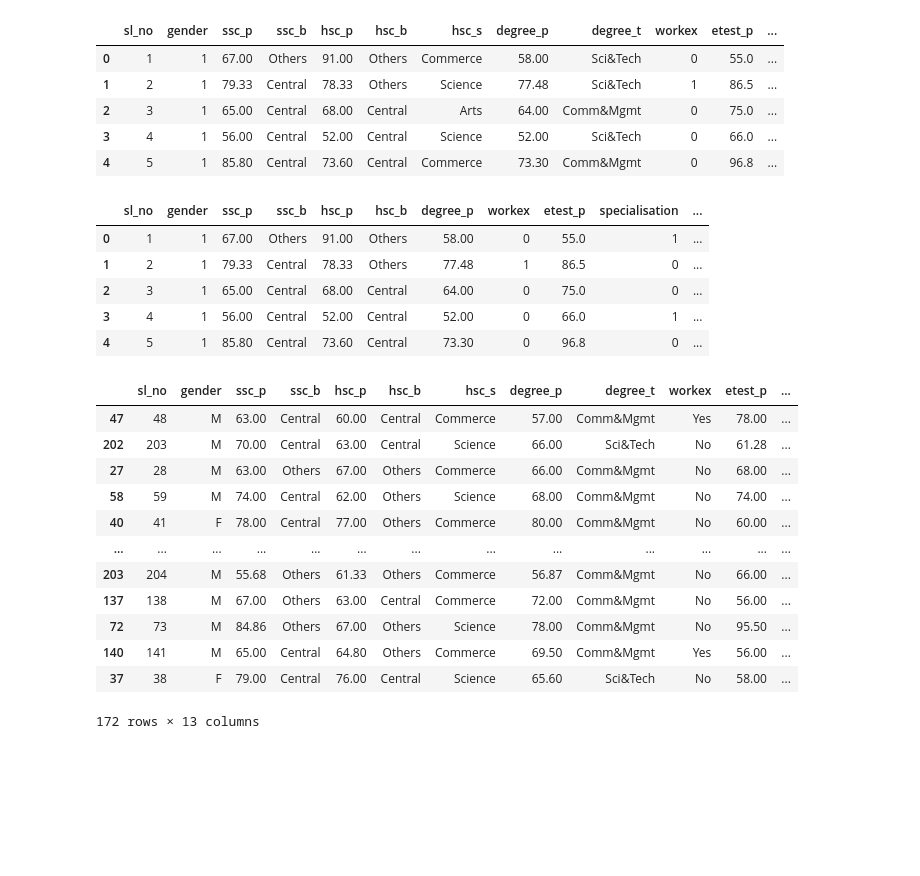
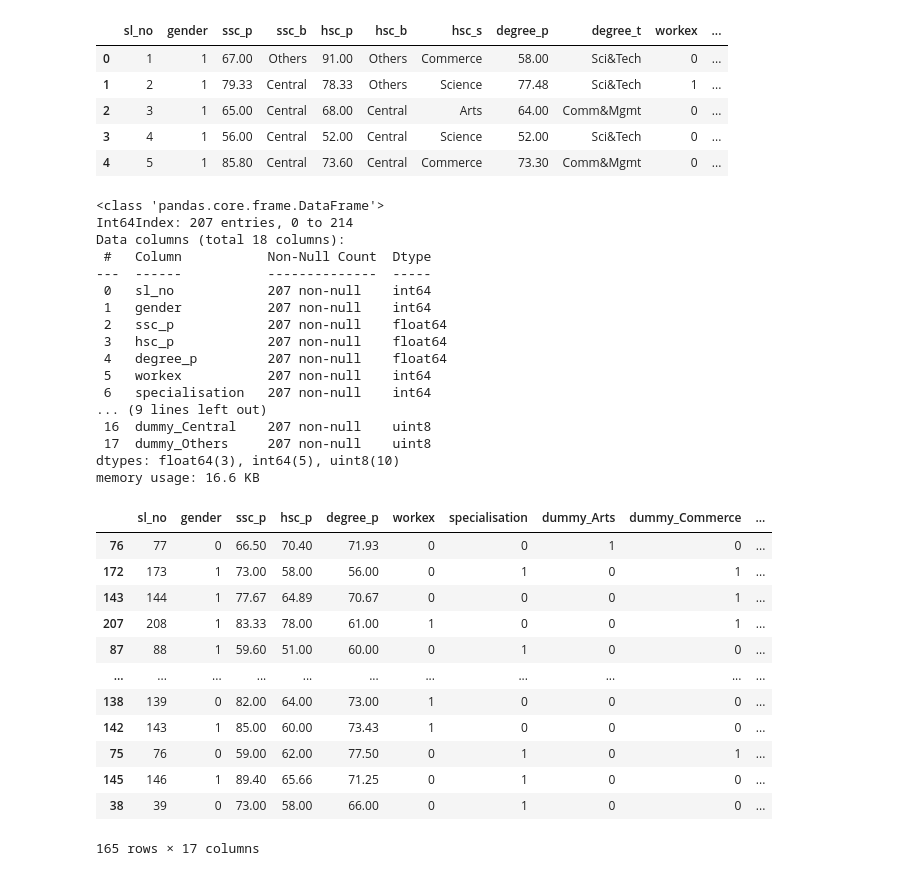
Before and after one commit to Arya-A-Nair/PlacementPredictor, a Jupyter notebook: script.ipynb, the cells around one changed output. Cells and saved outputs as stored; diff of their text form; code cells hidden in the pictures; blank space fills up the shorter version.

Commit message:
feat:Placement model using RandomForest

```diff
--- a/script.ipynb
+++ b/script.ipynb
@@ -4,4 +4,4 @@ import matplotlib.pyplot as plt
 import seaborn as sns
 # %%
 df=pd.read_csv("data.csv")
-df
+df=df.drop(["etest_p","mba_p"],axis=1)
@@ -51,47 +28,61 @@ for col in object_cols:
     placement_filtered[col] = label_encoder.fit_transform(placement_filtered[col])
 placement_filtered.head()
 # %% [output]
-|  | sl_no | gender | ssc_p | ssc_b | hsc_p | hsc_b | hsc_s | degree_p | degree_t | workex | etest_p | ... |
-| 0 | 1 | 1 | 67.00 | Others | 91.00 | Others | Commerce | 58.00 | Sci&Tech | 0 | 55.0 | ... |
-| 1 | 2 | 1 | 79.33 | Central | 78.33 | Others | Science | 77.48 | Sci&Tech | 1 | 86.5 | ... |
-| 2 | 3 | 1 | 65.00 | Central | 68.00 | Central | Arts | 64.00 | Comm&Mgmt | 0 | 75.0 | ... |
-| 3 | 4 | 1 | 56.00 | Central | 52.00 | Central | Science | 52.00 | Sci&Tech | 0 | 66.0 | ... |
-| 4 | 5 | 1 | 85.80 | Central | 73.60 | Central | Commerce | 73.30 | Comm&Mgmt | 0 | 96.8 | ... |
+|  | sl_no | gender | ssc_p | ssc_b | hsc_p | hsc_b | hsc_s | degree_p | degree_t | workex | ... |
+| 0 | 1 | 1 | 67.00 | Others | 91.00 | Others | Commerce | 58.00 | Sci&Tech | 0 | ... |
+| 1 | 2 | 1 | 79.33 | Central | 78.33 | Others | Science | 77.48 | Sci&Tech | 1 | ... |
+| 2 | 3 | 1 | 65.00 | Central | 68.00 | Central | Arts | 64.00 | Comm&Mgmt | 0 | ... |
+| 3 | 4 | 1 | 56.00 | Central | 52.00 | Central | Science | 52.00 | Sci&Tech | 0 | ... |
+| 4 | 5 | 1 | 85.80 | Central | 73.60 | Central | Commerce | 73.30 | Comm&Mgmt | 0 | ... |
 # %%
+dummy_hsc_b=pd.get_dummies(placement_filtered['hsc_b'], prefix='dummy')
+dummy_ssc_b=pd.get_dummies(placement_filtered['ssc_b'], prefix='dummy')
 dummy_hsc_s=pd.get_dummies(placement_filtered['hsc_s'], prefix='dummy')
 dummy_degree_t=pd.get_dummies(placement_filtered['degree_t'], prefix='dummy')
-placement_coded = pd.concat([placement_filtered,dummy_hsc_s,dummy_degree_t],axis=1)
-placement_coded.drop(['hsc_s','degree_t','salary'],axis=1, inplace=True)
+placement_coded = pd.concat([placement_filtered,dummy_hsc_s,dummy_degree_t,dummy_hsc_b,dummy_ssc_b],axis=1)
+placement_coded.drop(['hsc_b','degree_t','salary','ssc_b','hsc_s'],axis=1, inplace=True)
 placement_coded.head()
+placement_coded.info()
 # %% [output]
-|  | sl_no | gender | ssc_p | ssc_b | hsc_p | hsc_b | degree_p | workex | etest_p | specialisation | ... |
-| 0 | 1 | 1 | 67.00 | Others | 91.00 | Others | 58.00 | 0 | 55.0 | 1 | ... |
-| 1 | 2 | 1 | 79.33 | Central | 78.33 | Others | 77.48 | 1 | 86.5 | 0 | ... |
-| 2 | 3 | 1 | 65.00 | Central | 68.00 | Central | 64.00 | 0 | 75.0 | 0 | ... |
-| 3 | 4 | 1 | 56.00 | Central | 52.00 | Central | 52.00 | 0 | 66.0 | 1 | ... |
-| 4 | 5 | 1 | 85.80 | Central | 73.60 | Central | 73.30 | 0 | 96.8 | 0 | ... |
+<class 'pandas.core.frame.DataFrame'>
+Int64Index: 207 entries, 0 to 214
+Data columns (total 18 columns):
+ #   Column           Non-Null Count  Dtype
+---  ------           --------------  -----
+ 0   sl_no            207 non-null    int64
+ 1   gender           207 non-null    int64
+ 2   ssc_p            207 non-null    float64
+ 3   hsc_p            207 non-null    float64
+ 4   degree_p         207 non-null    float64
+ 5   workex           207 non-null    int64
+ 6   specialisation   207 non-null    int64
+... (9 lines left out)
+ 16  dummy_Central    207 non-null    uint8
+ 17  dummy_Others     207 non-null    uint8
+dtypes: float64(3), int64(5), uint8(10)
+memory usage: 16.6 KB
 # %%
-from sklearn.linear_model import LogisticRegression
+from sklearn.ensemble import RandomForestClassifier
 from sklearn.model_selection import train_test_split
 from sklearn import metrics
 
 
-X=df.drop(['status'],axis=1)
-X=X.drop(['salary'],axis=1)
-y=df['status']
+X=placement_coded.drop(['status'],axis=1)
+y=placement_coded['status']
 
 X_train,X_test,y_train,y_test=train_test_split(X,y,train_size=0.8,random_state=1)
+X_train
 # %% [output]
-|  | sl_no | gender | ssc_p | ssc_b | hsc_p | hsc_b | hsc_s | degree_p | degree_t | workex | etest_p | ... |
-| 47 | 48 | M | 63.00 | Central | 60.00 | Central | Commerce | 57.00 | Comm&Mgmt | Yes | 78.00 | ... |
-| 202 | 203 | M | 70.00 | Central | 63.00 | Central | Science | 66.00 | Sci&Tech | No | 61.28 | ... |
-| 27 | 28 | M | 63.00 | Others | 67.00 | Others | Commerce | 66.00 | Comm&Mgmt | No | 68.00 | ... |
-| 58 | 59 | M | 74.00 | Central | 62.00 | Others | Science | 68.00 | Comm&Mgmt | No | 74.00 | ... |
-| 40 | 41 | F | 78.00 | Central | 77.00 | Others | Commerce | 80.00 | Comm&Mgmt | No | 60.00 | ... |
-| ... | ... | ... | ... | ... | ... | ... | ... | ... | ... | ... | ... | ... |
-| 203 | 204 | M | 55.68 | Others | 61.33 | Others | Commerce | 56.87 | Comm&Mgmt | No | 66.00 | ... |
-| 137 | 138 | M | 67.00 | Others | 63.00 | Central | Commerce | 72.00 | Comm&Mgmt | No | 56.00 | ... |
-| 72 | 73 | M | 84.86 | Others | 67.00 | Others | Science | 78.00 | Comm&Mgmt | No | 95.50 | ... |
-| 140 | 141 | M | 65.00 | Central | 64.80 | Others | Commerce | 69.50 | Comm&Mgmt | Yes | 56.00 | ... |
-| 37 | 38 | F | 79.00 | Central | 76.00 | Central | Science | 65.60 | Sci&Tech | No | 58.00 | ... |
+|  | sl_no | gender | ssc_p | hsc_p | degree_p | workex | specialisation | dummy_Arts | dummy_Commerce | ... |
+| 76 | 77 | 0 | 66.50 | 70.40 | 71.93 | 0 | 0 | 1 | 0 | ... |
+| 172 | 173 | 1 | 73.00 | 58.00 | 56.00 | 0 | 1 | 0 | 1 | ... |
+| 143 | 144 | 1 | 77.67 | 64.89 | 70.67 | 0 | 0 | 0 | 1 | ... |
+| 207 | 208 | 1 | 83.33 | 78.00 | 61.00 | 1 | 0 | 0 | 1 | ... |
+| 87 | 88 | 1 | 59.60 | 51.00 | 60.00 | 0 | 1 | 0 | 0 | ... |
+| ... | ... | ... | ... | ... | ... | ... | ... | ... | ... | ... |
+| 138 | 139 | 0 | 82.00 | 64.00 | 73.00 | 1 | 0 | 0 | 0 | ... |
+| 142 | 143 | 1 | 85.00 | 60.00 | 73.43 | 1 | 0 | 0 | 0 | ... |
+| 75 | 76 | 0 | 59.00 | 62.00 | 77.50 | 0 | 1 | 0 | 1 | ... |
+| 145 | 146 | 1 | 89.40 | 65.66 | 71.25 | 0 | 1 | 0 | 0 | ... |
+| 38 | 39 | 0 | 73.00 | 58.00 | 66.00 | 0 | 1 | 0 | 0 | ... |
-172 rows × 13 columns
+165 rows × 17 columns
```
Also changed, not shown: parts of 5 cells of this notebook, 1 other file.
